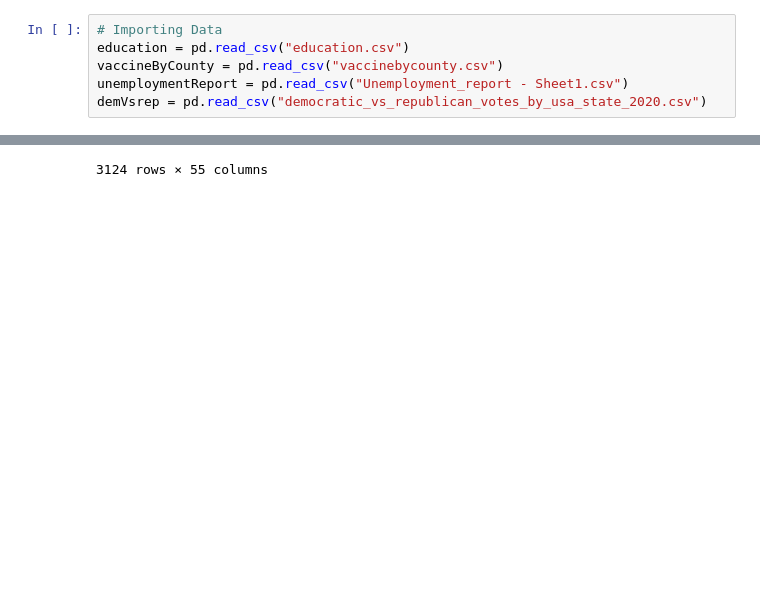
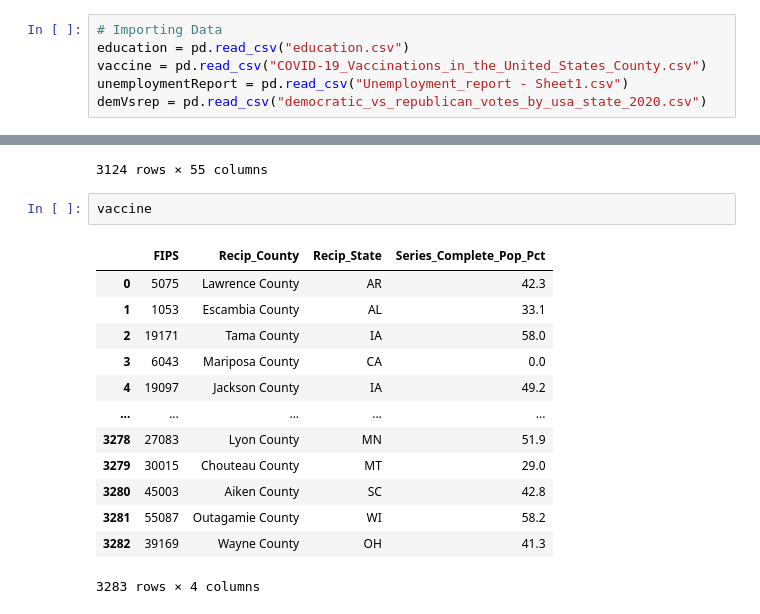
Before and after one commit to pajain23/CS216FinalProject, a Jupyter notebook: CS216FinalProject.ipynb, the cells around one changed output, grey strips where cells are left out. Cells and saved outputs as stored; diff of their text form; blank space fills up the shorter version.

```diff
--- a/CS216FinalProject.ipynb
+++ b/CS216FinalProject.ipynb
@@ -4,7 +4,7 @@ import pandas as pd
 # %%
 # Importing Data
 education = pd.read_csv("education.csv")
-vaccineByCounty = pd.read_csv("vaccinebycounty.csv")
+vaccine = pd.read_csv("COVID-19_Vaccinations_in_the_United_States_County.csv")
 unemploymentReport = pd.read_csv("Unemployment_report - Sheet1.csv")
 demVsrep = pd.read_csv("democratic_vs_republican_votes_by_usa_state_2020.csv")
 # %%
@@ -49,3 +49,19 @@ ed
 | 3122 | 56043 | WY | Washakie County | 7 | 11 | ... |
 | 3123 | 56045 | WY | Weston County | 7 | 9 | ... |
 3124 rows × 55 columns
+# %%
+vaccine
+# %% [output]
+|  | FIPS | Recip_County | Recip_State | Series_Complete_Pop_Pct |
+| 0 | 5075 | Lawrence County | AR | 42.3 |
+| 1 | 1053 | Escambia County | AL | 33.1 |
+| 2 | 19171 | Tama County | IA | 58.0 |
+| 3 | 6043 | Mariposa County | CA | 0.0 |
+| 4 | 19097 | Jackson County | IA | 49.2 |
+| ... | ... | ... | ... | ... |
+| 3278 | 27083 | Lyon County | MN | 51.9 |
+| 3279 | 30015 | Chouteau County | MT | 29.0 |
+| 3280 | 45003 | Aiken County | SC | 42.8 |
+| 3281 | 55087 | Outagamie County | WI | 58.2 |
+| 3282 | 39169 | Wayne County | OH | 41.3 |
+3283 rows × 4 columns
```
Also changed, not shown: parts of 2 cells of this notebook, 3 other files.
